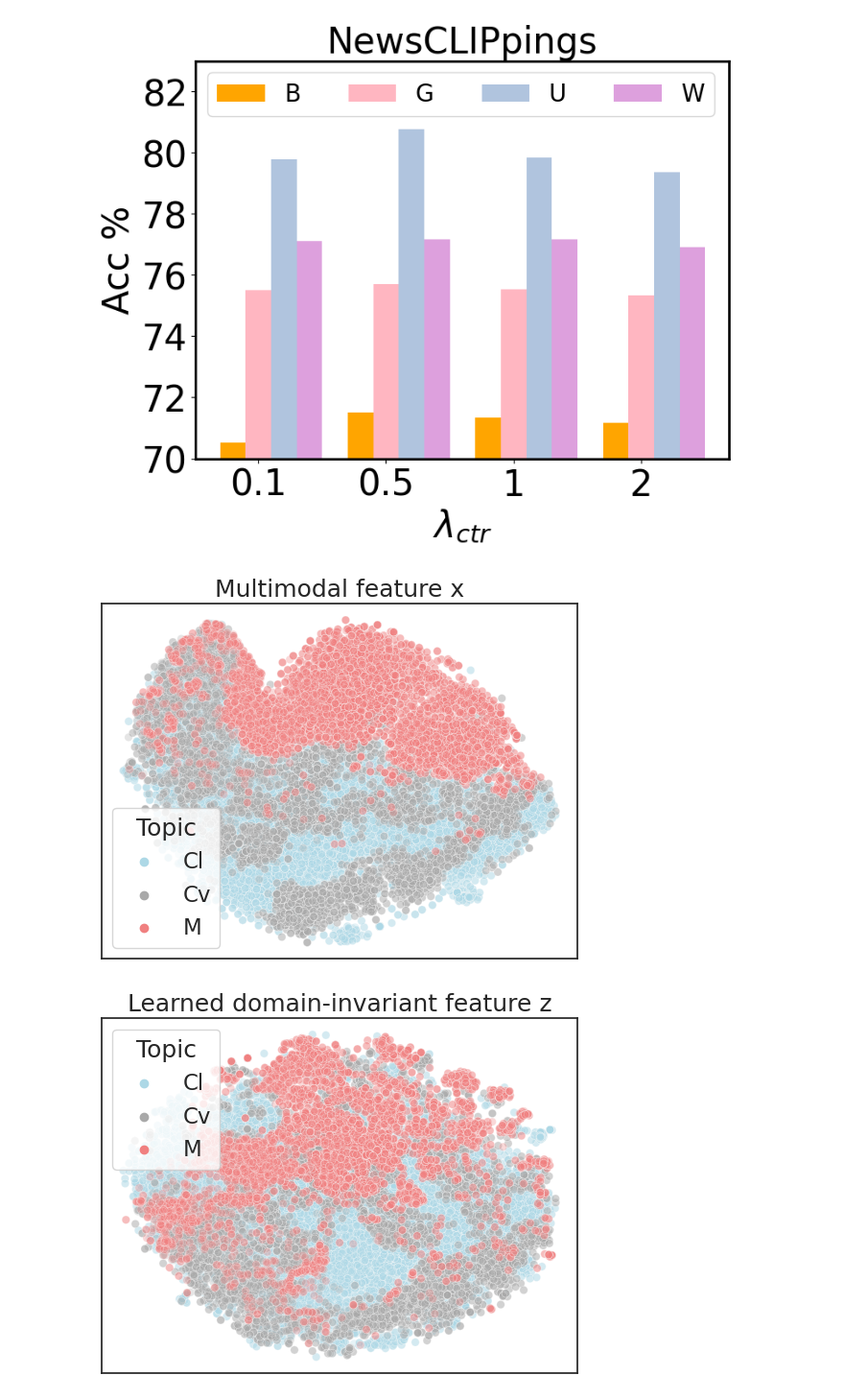
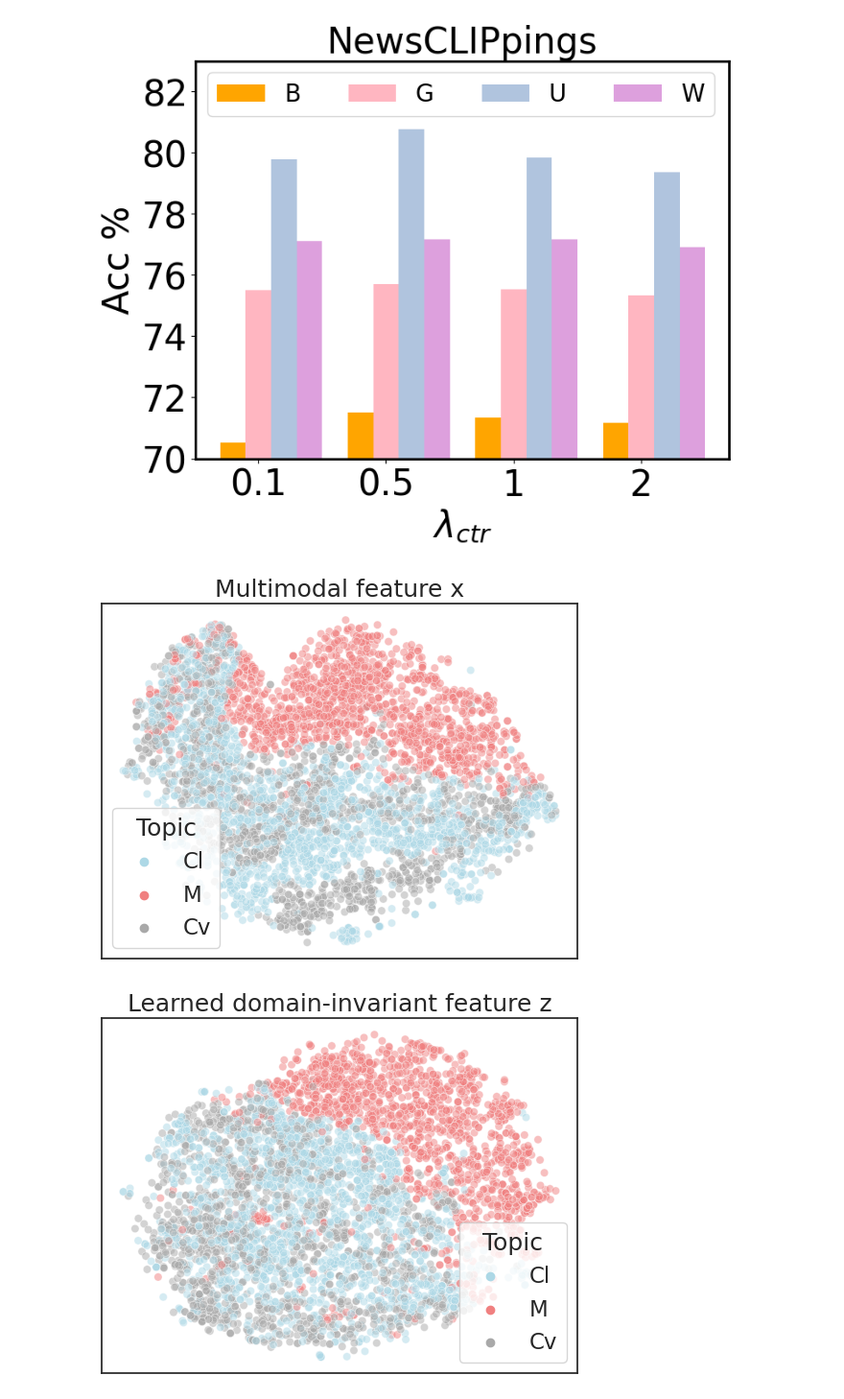
Before and after one commit to gymbeijing/ooc-detection-2, a Jupyter notebook: notebook/visualization.ipynb, the cells around one changed output. Shown at 96% size. Drawn from its saved outputs; the diff is of its cells as text; code cells hidden in the pictures.

```diff
--- a/notebook/visualization.ipynb
+++ b/notebook/visualization.ipynb
@@ -191,7 +191,8 @@ import pandas as pd
 import numpy as np
 # %%
 emb = torch.load('../output/emb.pt')
-z = torch.load('../output/z.pt')
+# z = torch.load('../output/z.pt')
+z = torch.load('../output/z_Cl.pt')
 topic = json.load(open('../output/topic.json', 'r'))
 # %%
 tsne = manifold.TSNE(n_components=2, random_state=42)
@@ -211,15 +212,15 @@ emb_df['Topic'] = emb_df['Topic'].apply(lambda t: abbrev_dict[t.split('_')[0]])
 # %%
 sns.set_theme(font_scale=1.5, style="white")
 # %%
-color_scheme = ['lightblue', 'darkgray', 'lightcoral']
+color_scheme = ['lightblue', 'lightcoral', 'darkgray']
 fig = sns.scatterplot(
     x="x1", y="x2",
     hue="Topic",
-    data=emb_df,
+    data=emb_df.sample(frac=0.2, replace=False, random_state=1),
 #     palette=["C0", "C1"],
     # palette=sns.color_palette("hls", 3),
     palette=color_scheme,
-    alpha=0.3,
+    alpha=0.5,
 )
 
 fig.set(xlabel=None)
@@ -230,33 +231,34 @@ fig.set(yticklabels=[])
 fig.tick_params(bottom=False)
 fig.tick_params(left=False)
 # %% [output]
-[figure, old version]
+[figure, new version]
 # %%
 z_df = pd.DataFrame(columns=['x1', 'x2', 'Topic'],
                        data=np.column_stack((z_proj,
                                             topic)))
 # %%
+abbrev_dict = {"climate": "Cl", "covid": "Cv", "military": "M"}
 z_df.loc[:, 'x1'] = z_df.x1.astype(float)
 z_df.loc[:, 'x2'] = z_df.x2.astype(float)
 z_df['Topic'] = z_df['Topic'].apply(lambda t: abbrev_dict[t.split('_')[0]])
 # %%
-color_scheme = ['lightblue', 'darkgray', 'lightcoral']
+color_scheme = ['lightblue', 'lightcoral', 'darkgray']
 fig = sns.scatterplot(
     x="x1", y="x2",
     hue="Topic",
-    data=z_df,
+    data=z_df.sample(frac=0.2, replace=False, random_state=1),
 #     palette=["C0", "C1"],
     # palette=sns.color_palette("hls", 3),
     palette = color_scheme,
-    alpha=0.3,
+    alpha=0.5,
 )
 # fig.set(title="T-SNE visualization of the latent variable z generated from $MMVAE_{deeper layers}$")
 fig.set(xlabel=None)
 fig.set(ylabel=None)
 fig.set(title="Learned domain-invariant feature z")
 fig.set(xticklabels=[])
 fig.set(yticklabels=[])
 fig.tick_params(bottom=False)
 fig.tick_params(left=False)
 # %% [output]
-[figure, old version]
+[figure, new version]
```
Also changed, not shown: parts of 5 cells of this notebook, 6 other files.
